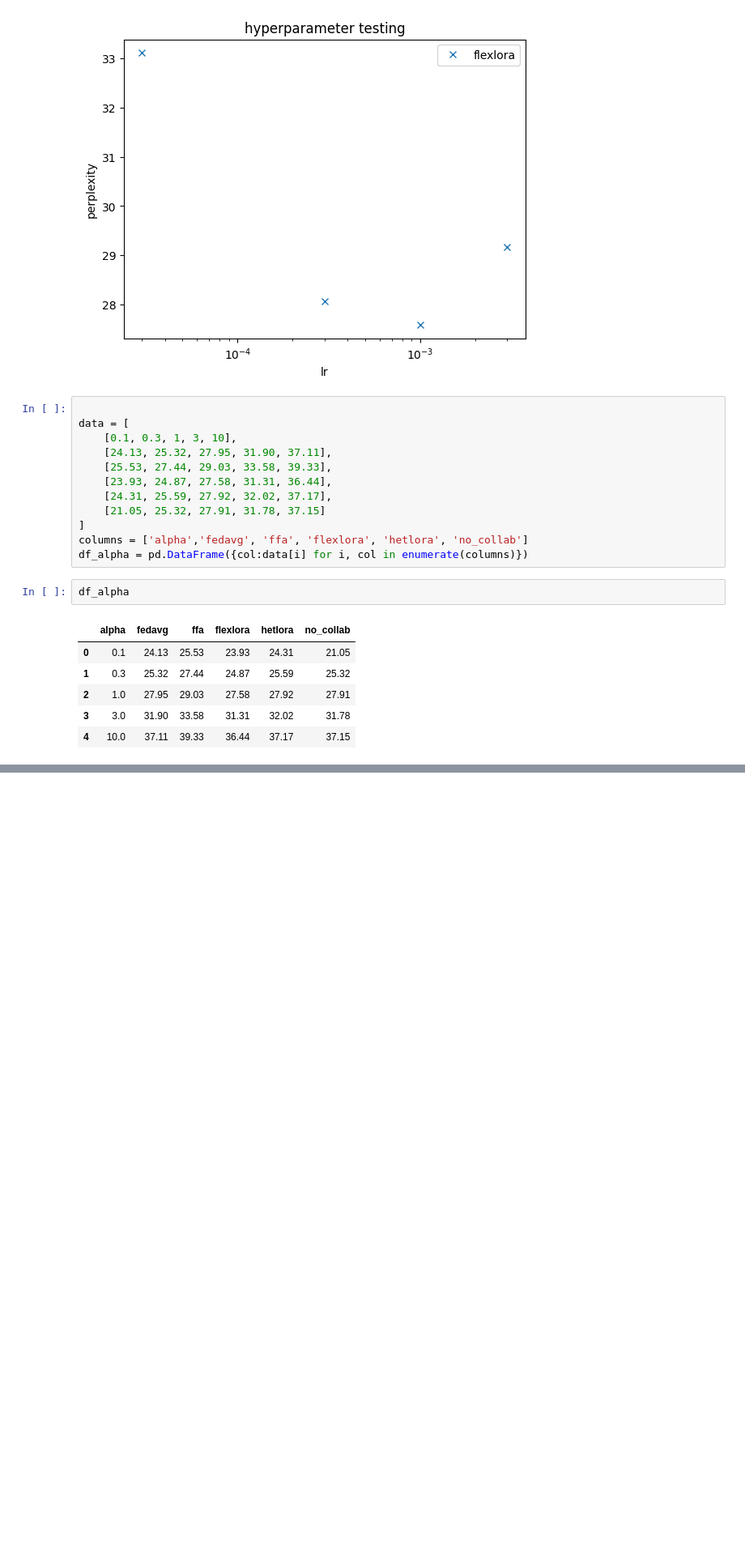
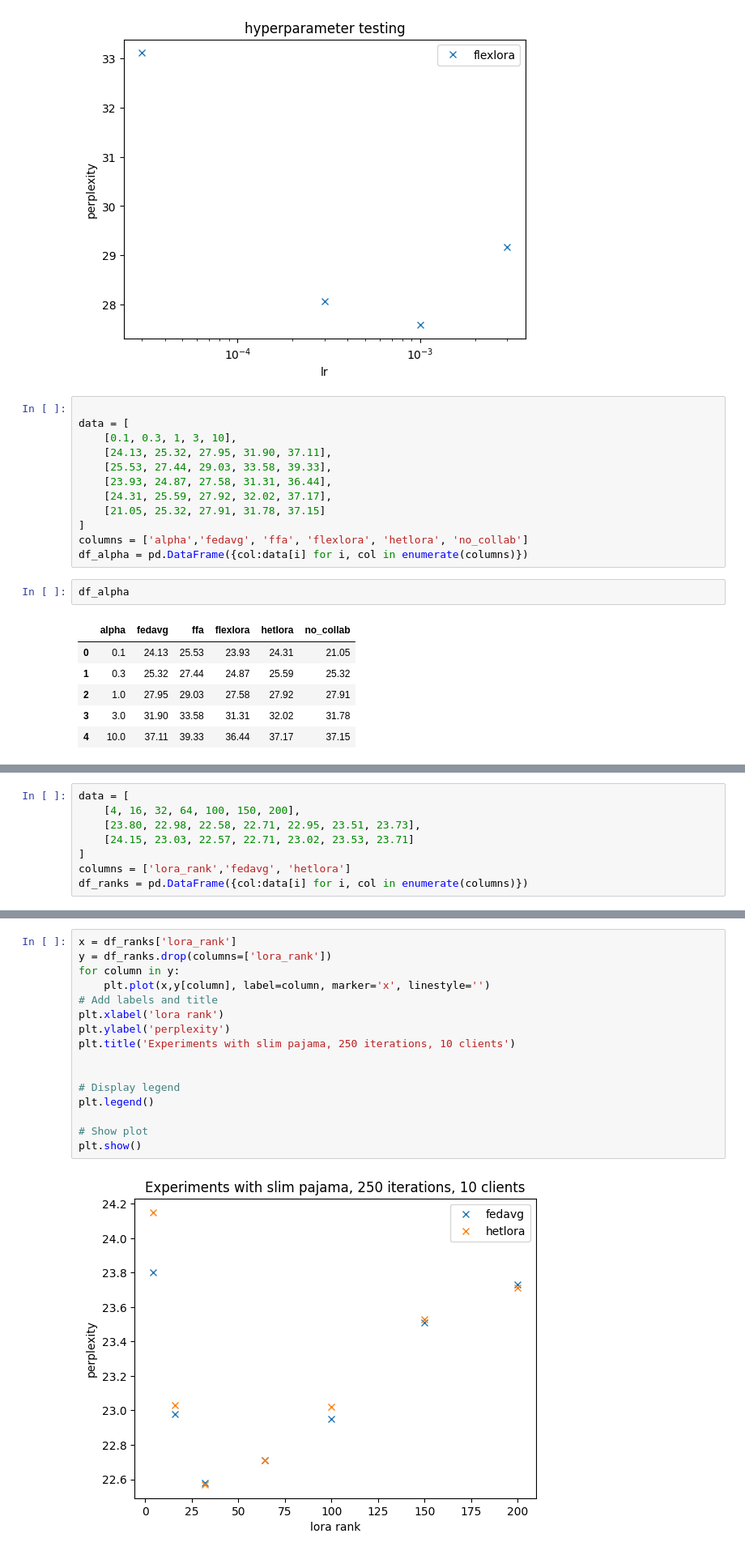
Before and after one commit to Matthew2357/project, a Jupyter notebook: first_graphs.ipynb, the cells around one changed output, grey strips where cells are left out. Shown at 81% size. Saved outputs shown, nothing was run; the diff lists cells and outputs as text; blank space fills up the shorter version.

```diff
--- a/first_graphs.ipynb
+++ b/first_graphs.ipynb
@@ -184,0 +185,8 @@ plt.show()
+# %%
+data = [
+    [4, 16, 32, 64, 100, 150, 200],
+    [23.80, 22.98, 22.58, 22.71, 22.95, 23.51, 23.73],
+    [24.15, 23.03, 22.57, 22.71, 23.02, 23.53, 23.71]
+]
+columns = ['lora_rank','fedavg', 'hetlora']
+df_ranks = pd.DataFrame({col:data[i] for i, col in enumerate(columns)})
@@ -184,0 +204,18 @@ plt.show()
+# %%
+x = df_ranks['lora_rank']
+y = df_ranks.drop(columns=['lora_rank'])
+for column in y:
+    plt.plot(x,y[column], label=column, marker='x', linestyle='')
+# Add labels and title
+plt.xlabel('lora rank')
+plt.ylabel('perplexity')
+plt.title('Experiments with slim pajama, 250 iterations, 10 clients')
+
+
+# Display legend
+plt.legend()
+
+# Show plot
+plt.show()
+# %% [output]
+[figure, added]
```
Also changed, not shown: parts of 5 cells of this notebook, 3 other files.
